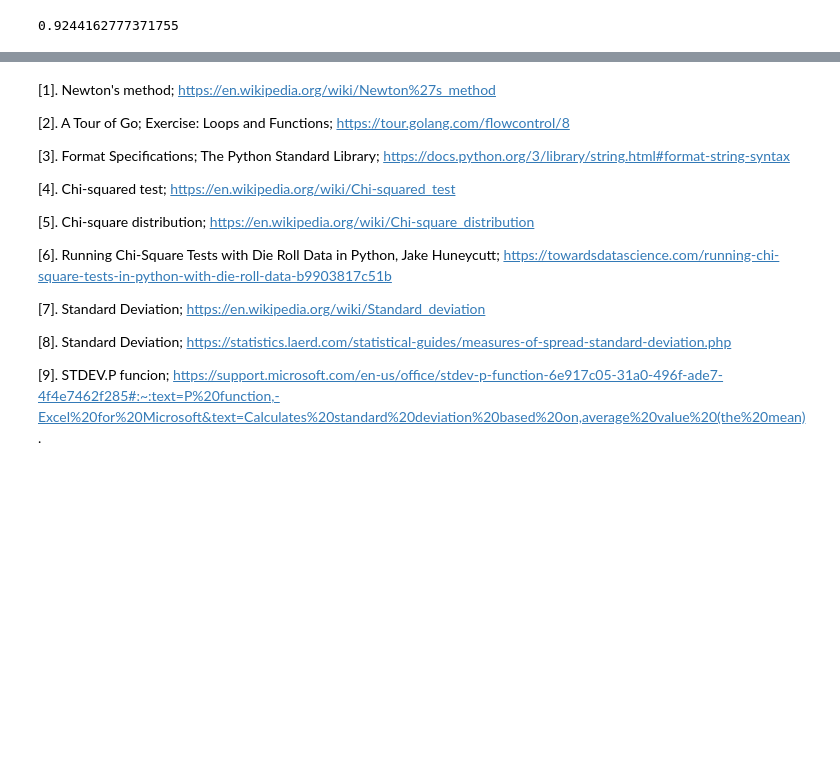
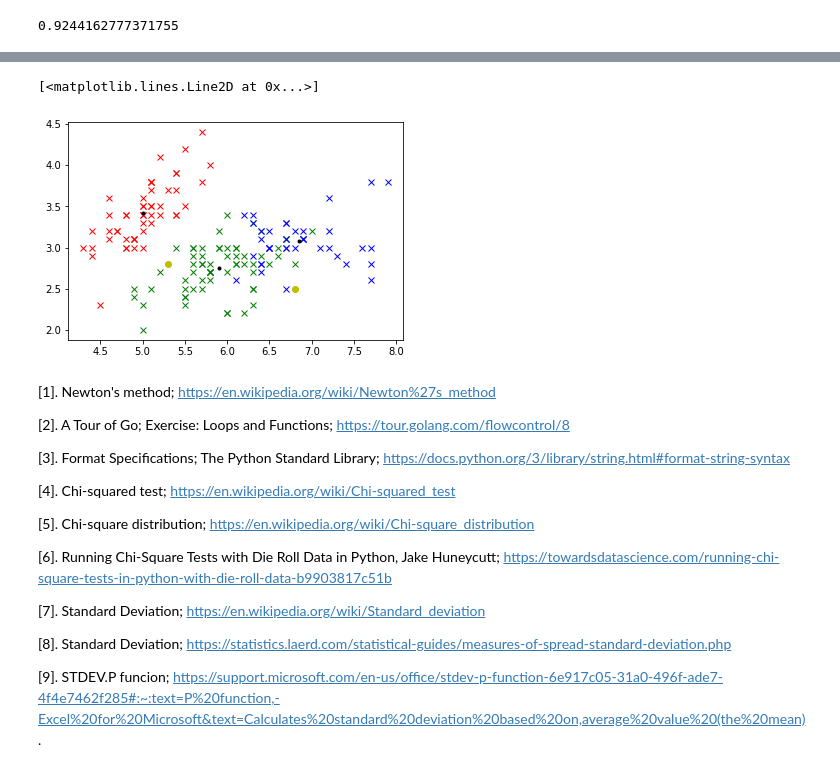
Before and after one commit to hayleydoherty/Machine-L-and-S-Tasks, a Jupyter notebook: Tasks.ipynb, the cells around one changed output, grey strips where cells are left out. Saved outputs shown, nothing was run; the diff lists cells and outputs as text; code cells hidden in the pictures; blank space fills up the shorter version.

```diff
--- a/Tasks.ipynb
+++ b/Tasks.ipynb
@@ -154,3 +263,13 @@ np.std(a, ddof=1) # sample SD
+# %%
+# plot of each cluster including its centroid and the 2 predictions
+plt.plot(x[kmeans.labels_ == 0][:,0], x[kmeans.labels_ == 0][:,1], 'gx')
+plt.plot(x[kmeans.labels_ == 1][:,0], x[kmeans.labels_ == 1][:,1], 'rx')
+plt.plot(x[kmeans.labels_ == 2][:,0], x[kmeans.labels_ == 2][:,1], 'bx')
+plt.plot(testvals[:,0], testvals[:,1], 'yo')
+plt.plot(centre[:,0], centre[:,1], 'k.')
+# %% [output]
+[<matplotlib.lines.Line2D at 0x...>]
+[figure, added]
 # %% [markdown]
 [1]. Newton's method; https://en.wikipedia.org/wiki/Newton%27s_method
 
```
Also changed, not shown: parts of 21 cells of this notebook, 1 other file.
